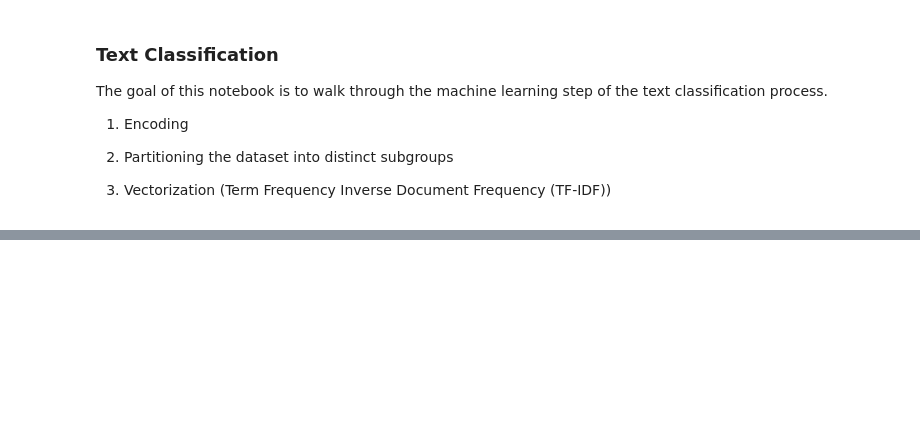
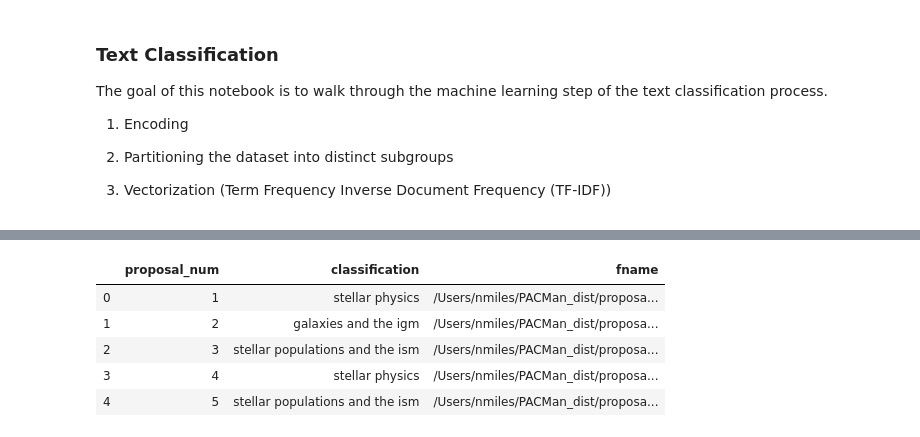
Before and after one commit to nmiles2718/PACMan_dist, a Jupyter notebook: notebooks/prototyping_encoding.ipynb, the cells around one changed output, grey strips where cells are left out. Cells and saved outputs as stored; diff of their text form; code cells hidden in the pictures; blank space fills up the shorter version.

```diff
--- a/notebooks/prototyping_encoding.ipynb
+++ b/notebooks/prototyping_encoding.ipynb
@@ -146,0 +216,4 @@ print(classification_report(test_df['category_id'], predictions , target_names=l
+# %%
+flist_num.sort(key=lambda val: val[1])
+# %%
+flist_sorted, proposal_num = list(zip(*flist_num))
@@ -146,0 +281,9 @@ print(classification_report(test_df['category_id'], predictions , target_names=l
+# %%
+proposal_classifications.head()
+# %% [output]
+|  | proposal_num | classification | fname |
+| 0 | 1 | stellar physics | /Users/nmiles/PACMan_dist/proposa... |
+| 1 | 2 | galaxies and the igm | /Users/nmiles/PACMan_dist/proposa... |
+| 2 | 3 | stellar populations and the ism | /Users/nmiles/PACMan_dist/proposa... |
+| 3 | 4 | stellar physics | /Users/nmiles/PACMan_dist/proposa... |
+| 4 | 5 | stellar populations and the ism | /Users/nmiles/PACMan_dist/proposa... |
```
Also changed, not shown: parts of 30 cells of this notebook.
